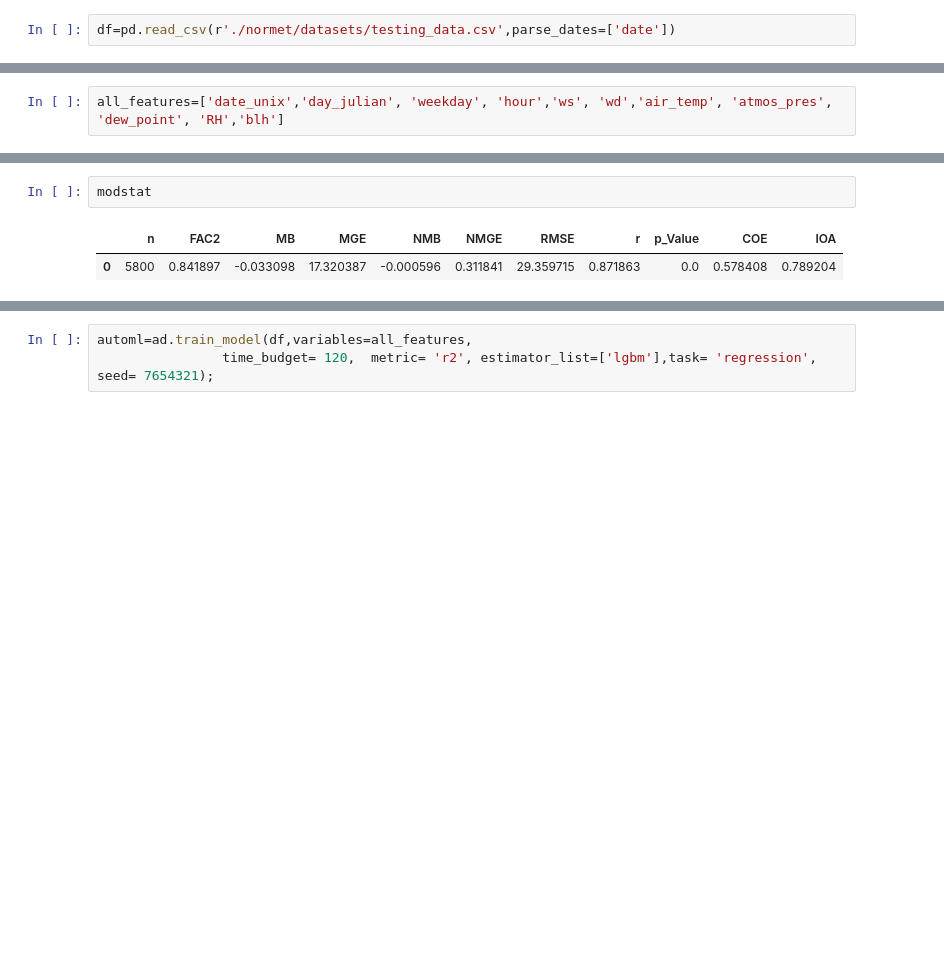
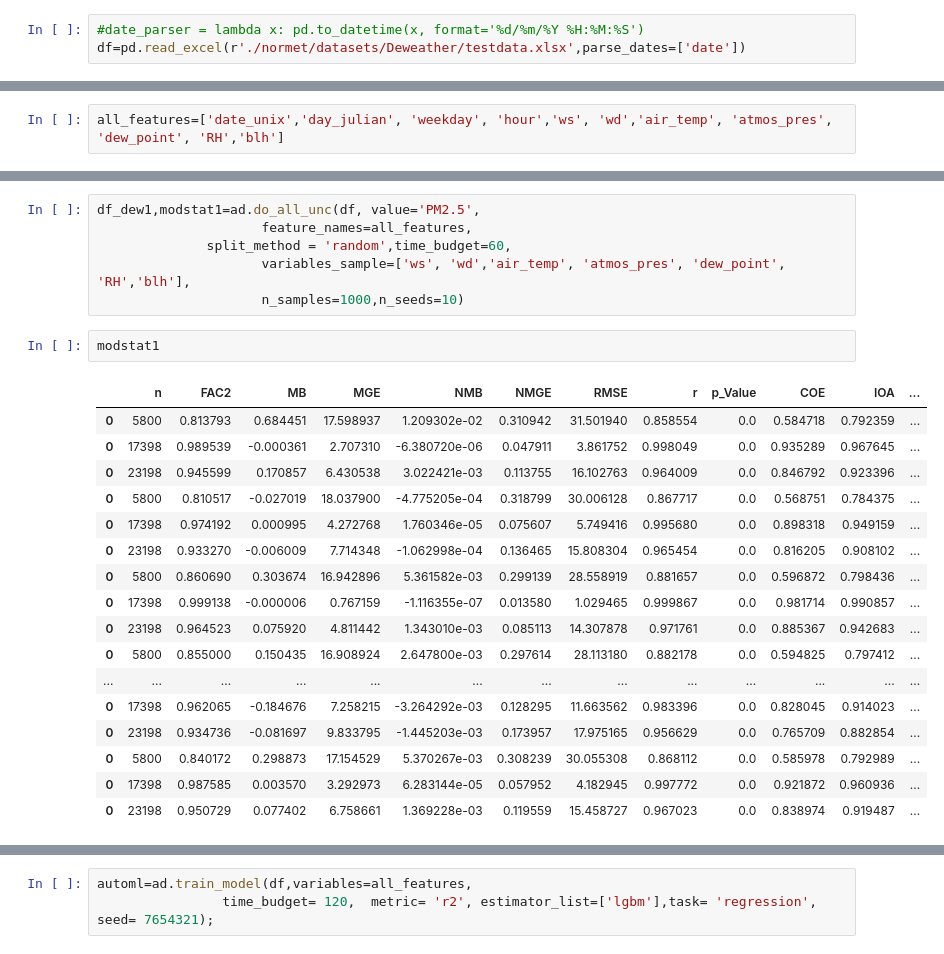
Before and after one commit to m-edal/normet, a Jupyter notebook: tutorials/Case1_autodeweather.ipynb, the cells around one changed output, grey strips where cells are left out. Saved outputs shown, nothing was run; the diff lists cells and outputs as text; blank space fills up the shorter version.

```diff
--- a/tutorials/Case1_autodeweather.ipynb
+++ b/tutorials/Case1_autodeweather.ipynb
@@ -10,7 +10,8 @@ os.getcwd()
 # %%
 os.chdir('../')
 # %%
-df=pd.read_csv(r'./normet/datasets/testing_data.csv',parse_dates=['date'])
+#date_parser = lambda x: pd.to_datetime(x, format='%d/%m/%Y %H:%M:%S')
+df=pd.read_excel(r'./normet/datasets/Deweather/testdata.xlsx',parse_dates=['date'])
 # %%
 import normet.autodew as ad
 # %%
@@ -36,5 +37,26 @@ df_dew.plot()
+# %%
+df_dew1,modstat1=ad.do_all_unc(df, value='PM2.5',
+                     feature_names=all_features,
+              split_method = 'random',time_budget=60,
+                     variables_sample=['ws', 'wd','air_temp', 'atmos_pres', 'dew_point', 'RH','blh'],
+                     n_samples=1000,n_seeds=10)
 # %%
-modstat
+modstat1
 # %% [output]
-|  | n | FAC2 | MB | MGE | NMB | NMGE | RMSE | r | p_Value | COE | IOA |
-| 0 | 5800 | 0.841897 | -0.033098 | 17.320387 | -0.000596 | 0.311841 | 29.359715 | 0.871863 | 0.0 | 0.578408 | 0.789204 |
+|  | n | FAC2 | MB | MGE | NMB | NMGE | RMSE | r | p_Value | COE | IOA | ... |
+| 0 | 5800 | 0.813793 | 0.684451 | 17.598937 | 1.209302e-02 | 0.310942 | 31.501940 | 0.858554 | 0.0 | 0.584718 | 0.792359 | ... |
+| 0 | 17398 | 0.989539 | -0.000361 | 2.707310 | -6.380720e-06 | 0.047911 | 3.861752 | 0.998049 | 0.0 | 0.935289 | 0.967645 | ... |
+| 0 | 23198 | 0.945599 | 0.170857 | 6.430538 | 3.022421e-03 | 0.113755 | 16.102763 | 0.964009 | 0.0 | 0.846792 | 0.923396 | ... |
+| 0 | 5800 | 0.810517 | -0.027019 | 18.037900 | -4.775205e-04 | 0.318799 | 30.006128 | 0.867717 | 0.0 | 0.568751 | 0.784375 | ... |
+| 0 | 17398 | 0.974192 | 0.000995 | 4.272768 | 1.760346e-05 | 0.075607 | 5.749416 | 0.995680 | 0.0 | 0.898318 | 0.949159 | ... |
+| 0 | 23198 | 0.933270 | -0.006009 | 7.714348 | -1.062998e-04 | 0.136465 | 15.808304 | 0.965454 | 0.0 | 0.816205 | 0.908102 | ... |
+| 0 | 5800 | 0.860690 | 0.303674 | 16.942896 | 5.361582e-03 | 0.299139 | 28.558919 | 0.881657 | 0.0 | 0.596872 | 0.798436 | ... |
+| 0 | 17398 | 0.999138 | -0.000006 | 0.767159 | -1.116355e-07 | 0.013580 | 1.029465 | 0.999867 | 0.0 | 0.981714 | 0.990857 | ... |
+| 0 | 23198 | 0.964523 | 0.075920 | 4.811442 | 1.343010e-03 | 0.085113 | 14.307878 | 0.971761 | 0.0 | 0.885367 | 0.942683 | ... |
+| 0 | 5800 | 0.855000 | 0.150435 | 16.908924 | 2.647800e-03 | 0.297614 | 28.113180 | 0.882178 | 0.0 | 0.594825 | 0.797412 | ... |
+| ... | ... | ... | ... | ... | ... | ... | ... | ... | ... | ... | ... | ... |
+| 0 | 17398 | 0.962065 | -0.184676 | 7.258215 | -3.264292e-03 | 0.128295 | 11.663562 | 0.983396 | 0.0 | 0.828045 | 0.914023 | ... |
+| 0 | 23198 | 0.934736 | -0.081697 | 9.833795 | -1.445203e-03 | 0.173957 | 17.975165 | 0.956629 | 0.0 | 0.765709 | 0.882854 | ... |
+| 0 | 5800 | 0.840172 | 0.298873 | 17.154529 | 5.370267e-03 | 0.308239 | 30.055308 | 0.868112 | 0.0 | 0.585978 | 0.792989 | ... |
+| 0 | 17398 | 0.987585 | 0.003570 | 3.292973 | 6.283144e-05 | 0.057952 | 4.182945 | 0.997772 | 0.0 | 0.921872 | 0.960936 | ... |
+| 0 | 23198 | 0.950729 | 0.077402 | 6.758661 | 1.369228e-03 | 0.119559 | 15.458727 | 0.967023 | 0.0 | 0.838974 | 0.919487 | ... |
```
Also changed, not shown: parts of 9 cells of this notebook, 4 other files.
